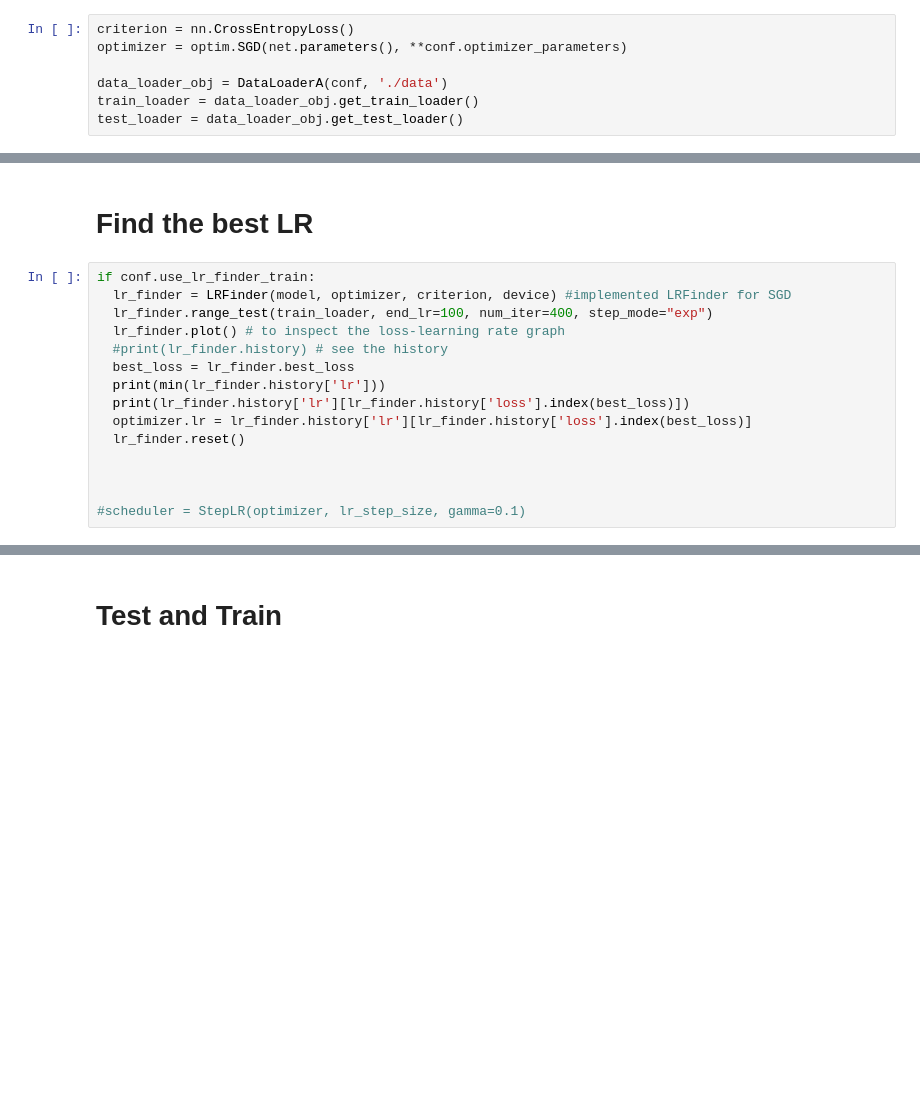
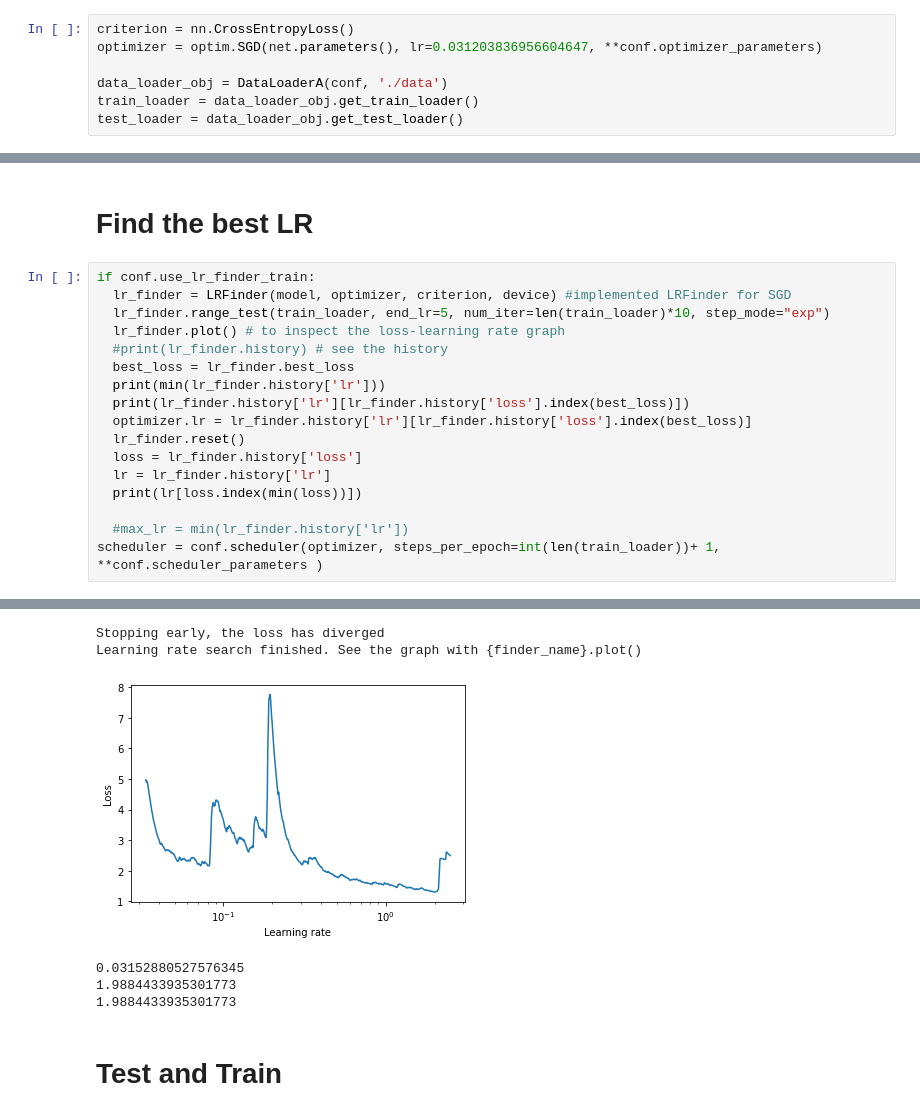
Before and after one commit to futartup/S11-assignment, a Jupyter notebook: main.ipynb, the cells around one changed output, grey strips where cells are left out. Drawn from its saved outputs; the diff is of its cells as text; blank space fills up the shorter version.

```diff
--- a/main.ipynb
+++ b/main.ipynb
@@ -99,7 +98,7 @@ Estimated Total Size (MB): 31.53
 # Test and Train loader
 # %%
 criterion = nn.CrossEntropyLoss()
-optimizer = optim.SGD(net.parameters(), **conf.optimizer_parameters)
+optimizer = optim.SGD(net.parameters(), lr=0.031203836956604647, **conf.optimizer_parameters)
 
 data_loader_obj = DataLoaderA(conf, './data')
 train_loader = data_loader_obj.get_train_loader()
@@ -141,7 +142,7 @@ classes = {
 # %%
 if conf.use_lr_finder_train:
   lr_finder = LRFinder(model, optimizer, criterion, device) #implemented LRFinder for SGD
-  lr_finder.range_test(train_loader, end_lr=100, num_iter=400, step_mode="exp")
+  lr_finder.range_test(train_loader, end_lr=5, num_iter=len(train_loader)*10, step_mode="exp")
   lr_finder.plot() # to inspect the loss-learning rate graph
   #print(lr_finder.history) # see the history
   best_loss = lr_finder.best_loss
@@ -149,7 +150,10 @@ if conf.use_lr_finder_train:
   print(lr_finder.history['lr'][lr_finder.history['loss'].index(best_loss)])
   optimizer.lr = lr_finder.history['lr'][lr_finder.history['loss'].index(best_loss)]
   lr_finder.reset()
+  loss = lr_finder.history['loss']
+  lr = lr_finder.history['lr']
+  print(lr[loss.index(min(loss))])
 
-
-
-#scheduler = StepLR(optimizer, lr_step_size, gamma=0.1)
+  #max_lr = min(lr_finder.history['lr'])
+scheduler = conf.scheduler(optimizer, steps_per_epoch=int(len(train_loader))+ 1, **conf.scheduler_parameters )
+# %% [output]
@@ -156,3 +161,9 @@ if conf.use_lr_finder_train:
+Stopping early, the loss has diverged
+Learning rate search finished. See the graph with {finder_name}.plot()
+[figure, added]
+0.03152880527576345
+1.9884433935301773
+1.9884433935301773
 # %% [markdown]
 # Test and Train
 # %%
```
Also changed, not shown: parts of 10 cells of this notebook.
